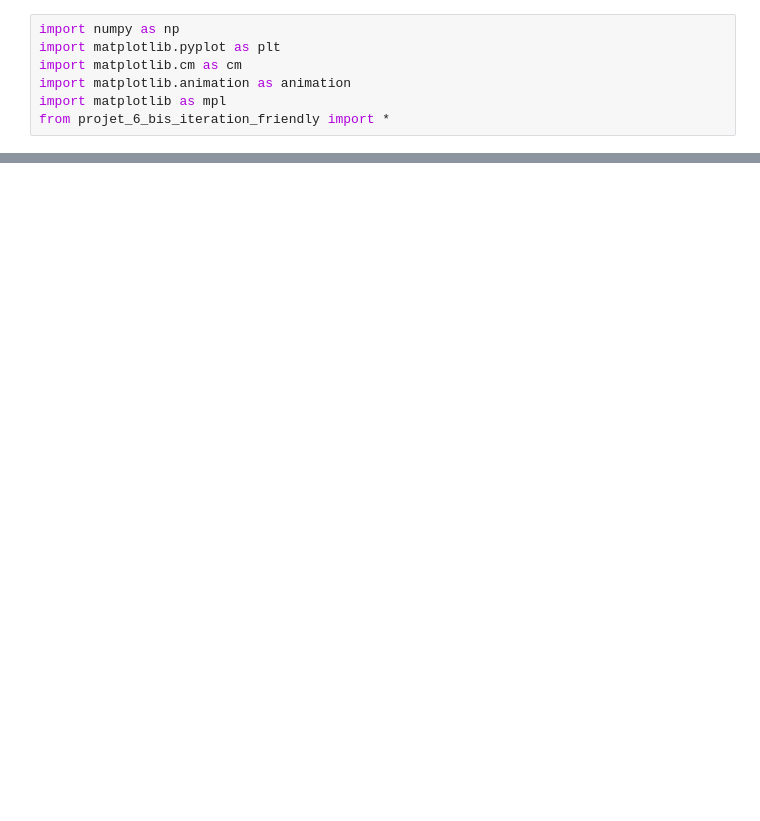
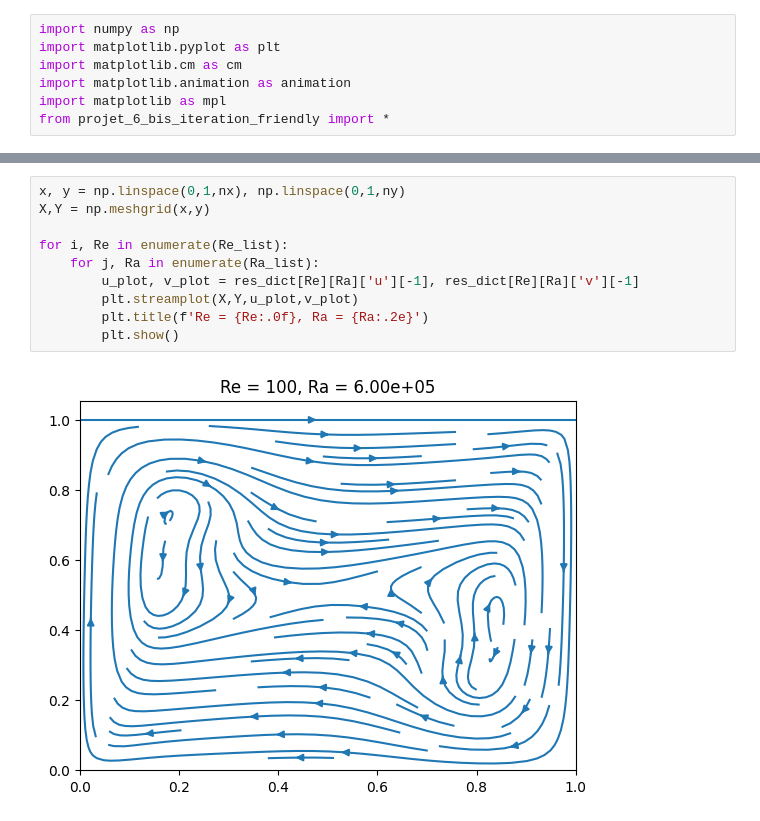
Before and after one commit to PierreG25/Thermal-transfert, a Jupyter notebook: Nusselt.ipynb, the cells around one changed output, grey strips where cells are left out. Saved outputs shown, nothing was run; the diff lists cells and outputs as text; blank space fills up the shorter version.

```diff
--- a/Nusselt.ipynb
+++ b/Nusselt.ipynb
@@ -120,0 +187,12 @@ for i, Re in enumerate(Re_list):
+# %%
+x, y = np.linspace(0,1,nx), np.linspace(0,1,ny)
+X,Y = np.meshgrid(x,y)
+
+for i, Re in enumerate(Re_list):
+    for j, Ra in enumerate(Ra_list):
+        u_plot, v_plot = res_dict[Re][Ra]['u'][-1], res_dict[Re][Ra]['v'][-1]
+        plt.streamplot(X,Y,u_plot,v_plot)
+        plt.title(f'Re = {Re:.0f}, Ra = {Ra:.2e}')
+        plt.show()
+# %% [output]
+[figure, added]
```
Also changed, not shown: parts of 8 cells of this notebook, 2 other files.
